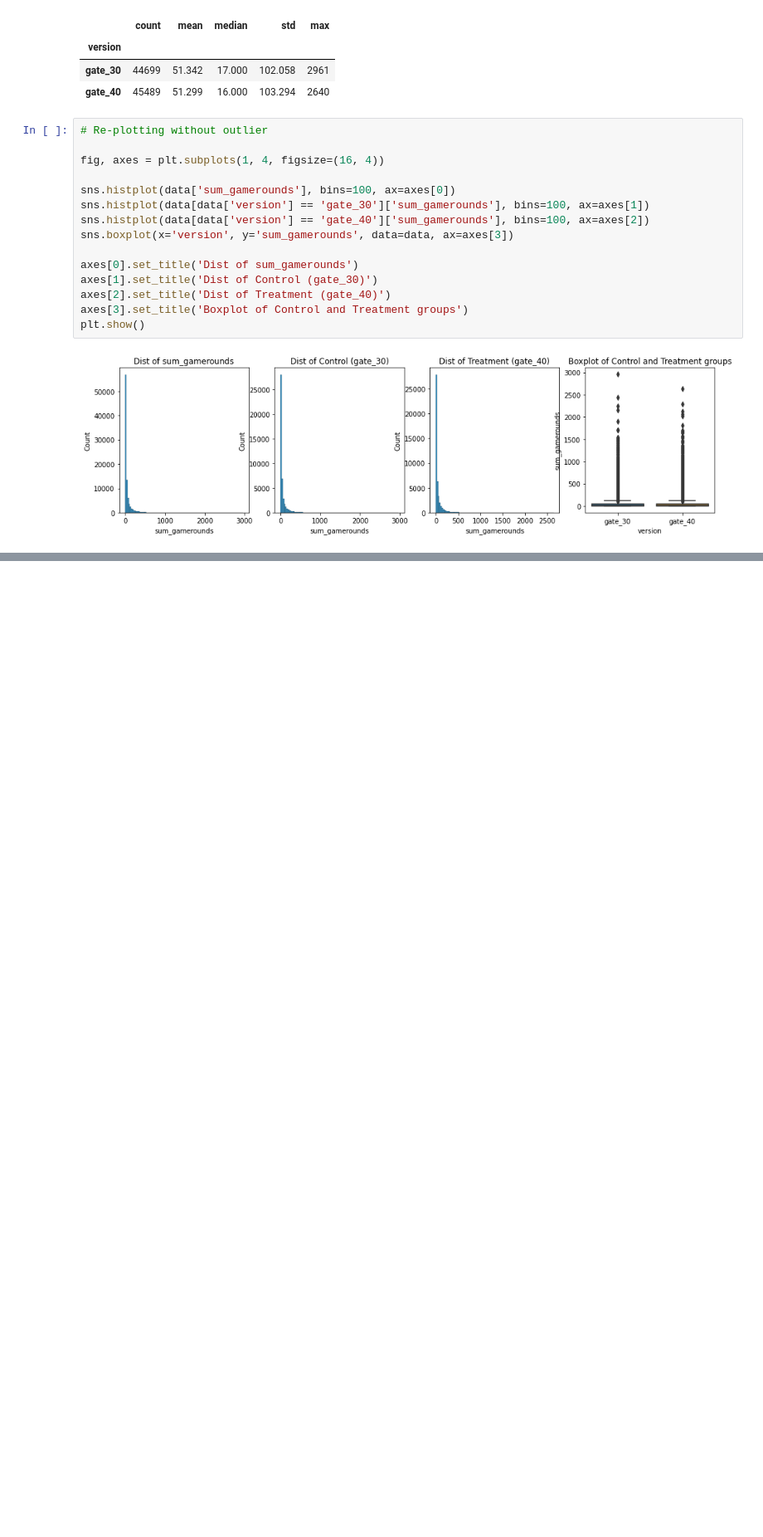
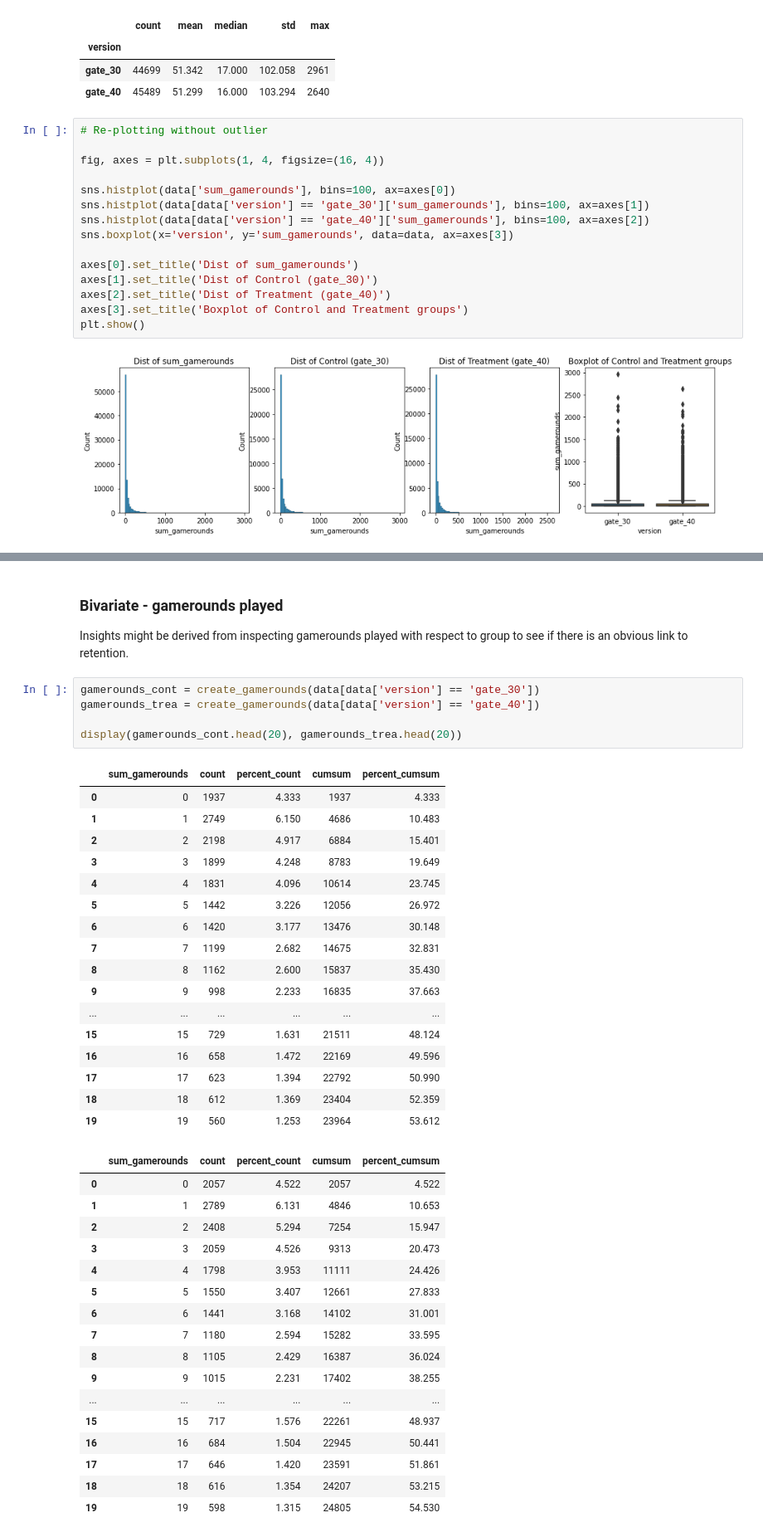
Before and after one commit to lorcanrae/ab-test-cookie-cats, a Jupyter notebook: notebooks/ab-test-cookie-cats.ipynb, the cells around one changed output, grey strips where cells are left out. Shown: that part at 83% size. Saved outputs shown, nothing was run; the diff lists cells and outputs as text; blank space fills up the shorter version.

```diff
--- a/notebooks/ab-test-cookie-cats.ipynb
+++ b/notebooks/ab-test-cookie-cats.ipynb
@@ -341,3 +354,47 @@ ax.set_ylabel('Count of Players')
 plt.show()
 # %% [output]
 [figure]
+# %% [markdown]
+### Bivariate - gamerounds played
+
+Insights might be derived from inspecting gamerounds played with respect to group to see if there is an obvious link to retention.
+# %%
+gamerounds_cont = create_gamerounds(data[data['version'] == 'gate_30'])
+gamerounds_trea = create_gamerounds(data[data['version'] == 'gate_40'])
+
+display(gamerounds_cont.head(20), gamerounds_trea.head(20))
+# %% [output]
+|  | sum_gamerounds | count | percent_count | cumsum | percent_cumsum |
+| 0 | 0 | 1937 | 4.333 | 1937 | 4.333 |
+| 1 | 1 | 2749 | 6.150 | 4686 | 10.483 |
+| 2 | 2 | 2198 | 4.917 | 6884 | 15.401 |
+| 3 | 3 | 1899 | 4.248 | 8783 | 19.649 |
+| 4 | 4 | 1831 | 4.096 | 10614 | 23.745 |
+| 5 | 5 | 1442 | 3.226 | 12056 | 26.972 |
+| 6 | 6 | 1420 | 3.177 | 13476 | 30.148 |
+| 7 | 7 | 1199 | 2.682 | 14675 | 32.831 |
+| 8 | 8 | 1162 | 2.600 | 15837 | 35.430 |
+| 9 | 9 | 998 | 2.233 | 16835 | 37.663 |
+| ... | ... | ... | ... | ... | ... |
+| 15 | 15 | 729 | 1.631 | 21511 | 48.124 |
+| 16 | 16 | 658 | 1.472 | 22169 | 49.596 |
+| 17 | 17 | 623 | 1.394 | 22792 | 50.990 |
+| 18 | 18 | 612 | 1.369 | 23404 | 52.359 |
+| 19 | 19 | 560 | 1.253 | 23964 | 53.612 |
+|  | sum_gamerounds | count | percent_count | cumsum | percent_cumsum |
+| 0 | 0 | 2057 | 4.522 | 2057 | 4.522 |
+| 1 | 1 | 2789 | 6.131 | 4846 | 10.653 |
+| 2 | 2 | 2408 | 5.294 | 7254 | 15.947 |
+| 3 | 3 | 2059 | 4.526 | 9313 | 20.473 |
+| 4 | 4 | 1798 | 3.953 | 11111 | 24.426 |
+| 5 | 5 | 1550 | 3.407 | 12661 | 27.833 |
+| 6 | 6 | 1441 | 3.168 | 14102 | 31.001 |
+| 7 | 7 | 1180 | 2.594 | 15282 | 33.595 |
+| 8 | 8 | 1105 | 2.429 | 16387 | 36.024 |
+| 9 | 9 | 1015 | 2.231 | 17402 | 38.255 |
+| ... | ... | ... | ... | ... | ... |
+| 15 | 15 | 717 | 1.576 | 22261 | 48.937 |
+| 16 | 16 | 684 | 1.504 | 22945 | 50.441 |
+| 17 | 17 | 646 | 1.420 | 23591 | 51.861 |
+| 18 | 18 | 616 | 1.354 | 24207 | 53.215 |
+| 19 | 19 | 598 | 1.315 | 24805 | 54.530 |
```
Also changed, not shown: parts of 32 cells of this notebook.
